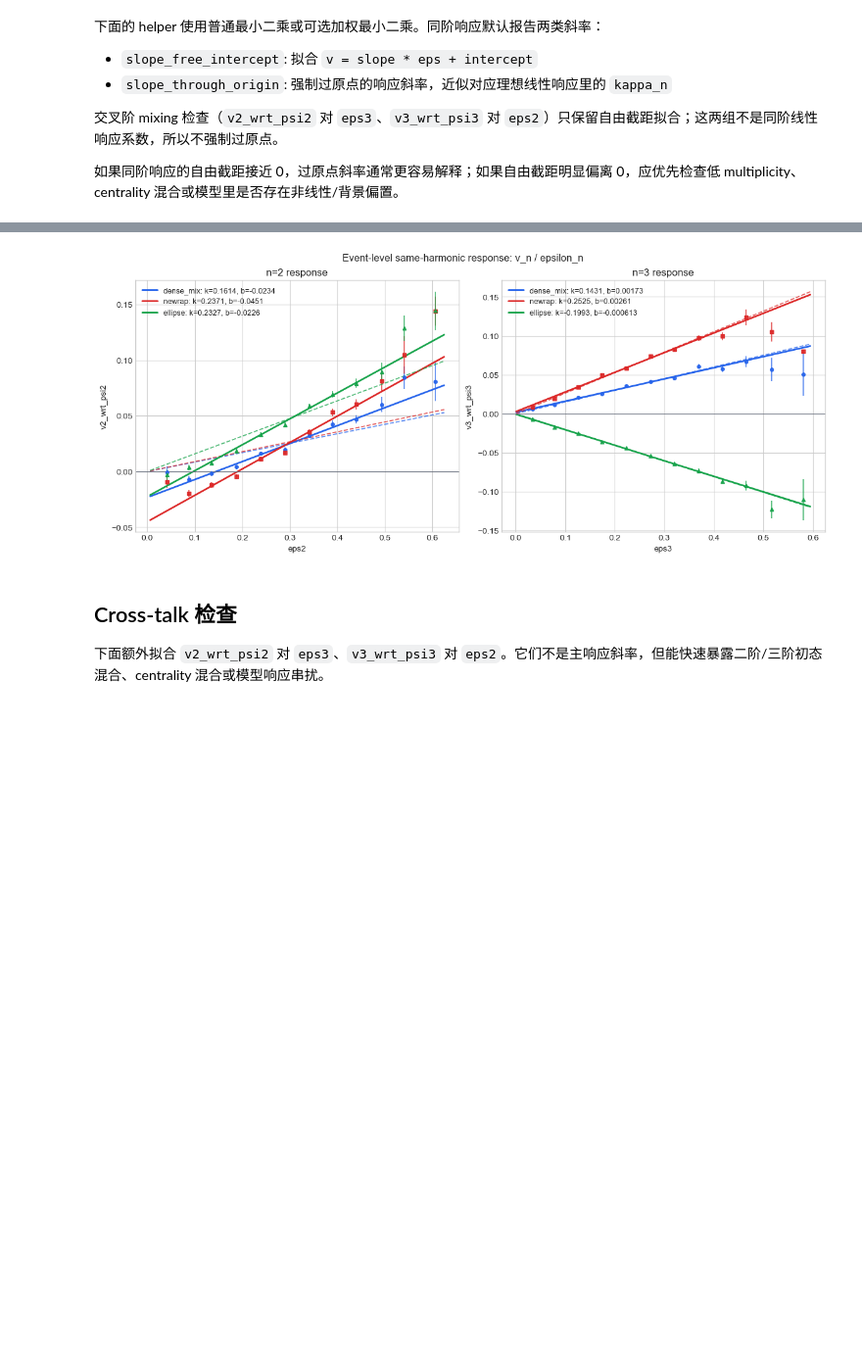
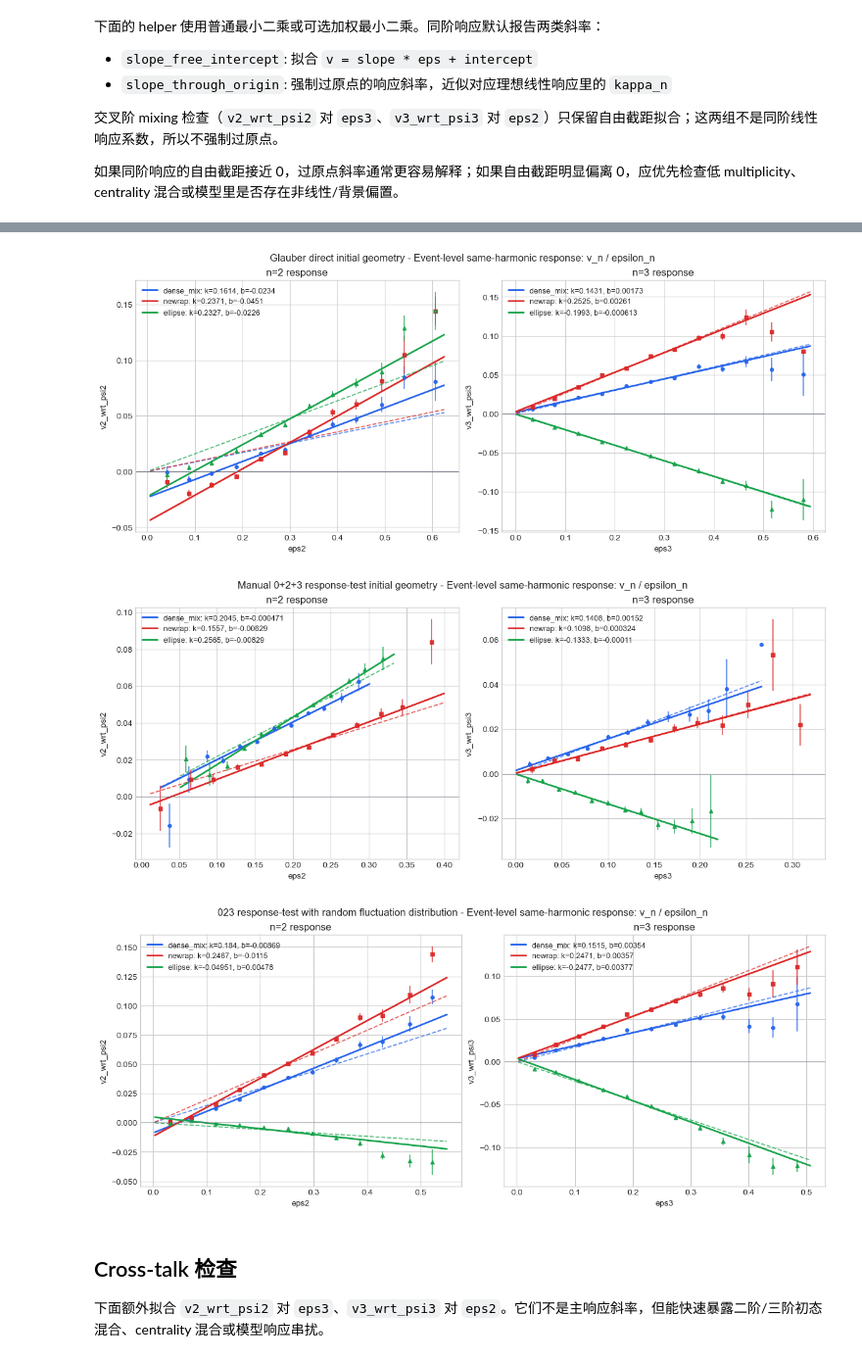
Before and after one commit to mutecho/Glauber_BW, a Jupyter notebook: notebooks/vn_epsn_regression.ipynb, the cells around one changed output, grey strips where cells are left out. Shown at 98% size. Saved outputs shown, nothing was run; the diff lists cells and outputs as text; code cells hidden in the pictures; blank space fills up the shorter version.

```diff
--- a/notebooks/vn_epsn_regression.ipynb
+++ b/notebooks/vn_epsn_regression.ipynb
@@ -479,17 +595,20 @@ def finite_pair_mask(data: pd.DataFrame, spec: dict):
     return x, y, mask
 
 
-def draw_one_pair(ax, pair_label: str, spec: dict, pair_results: dict):
-    for style_index, input_spec in enumerate(input_files):
+def draw_one_pair(ax, pair_label: str, spec: dict, pair_results: dict, group: dict):
+    group_key = group["key"]
+    for style_index, input_spec in enumerate(group["input_files"]):
         file_label = input_spec["label"]
         if file_label not in pair_results:
             continue
 
         style = STYLE_CYCLE[style_index % len(STYLE_CYCLE)]
-        data = selected_events_by_file[file_label]
+        data = selected_events_by_group[group_key][file_label]
         x, y, mask = finite_pair_mask(data, spec)
         x = x[mask]
         y = y[mask]
+        if x.size == 0:
+            continue
         fit = pair_results[file_label]
 
         if PLOT_RAW_SCATTER:
@@ -502,41 +621,54 @@ def draw_one_pair(ax, pair_label: str, spec: dict, pair_results: dict):
         if not profile.empty:
             ax.errorbar(
                 profile["x"], profile["y"], yerr=profile["yerr"],
                 fmt=style["marker"], color=style["color"], ms=4, lw=1.1, alpha=0.9,
             )
 
         x_line = np.linspace(float(np.min(x)), float(np.max(x)), 200)
         y_free = fit["free"]["intercept"] + fit["free"]["slope"] * x_line
         ax.plot(
             x_line, y_free, color=style["color"], lw=2.0,
             label=f"{file_label}: k={fit['free']['slope']:.4g}, b={fit['free']['intercept']:.3g}",
         )
         if fit.get("origin") is not None:
             y_origin = fit["origin"]["slope"] * x_line
             ax.plot(x_line, y_origin, color=style["color"], lw=1.3, ls="--", alpha=0.75)
 
     ax.axhline(0.0, color="#6b7280", lw=0.8)
     ax.set_title(pair_label)
     ax.set_xlabel(spec["epsilon"])
     ax.set_ylabel(spec["response"])
     ax.legend(frameon=False, fontsize=9)
 
 
-def plot_pair_comparison(pair_specs: dict, all_results: dict, title: str):
+def plot_pair_comparison(pair_specs: dict, all_results: dict, group: dict, title: str):
     fig, axes = plt.subplots(1, len(pair_specs), figsize=(6 * len(pair_specs), 5), constrained_layout=True)
     axes = np.atleast_1d(axes)
     for ax, (pair_label, spec) in zip(axes, pair_specs.items()):
-        draw_one_pair(ax, pair_label, spec, all_results[pair_label])
-    fig.suptitle(title)
+        draw_one_pair(ax, pair_label, spec, all_results[pair_label], group)
+    fig.suptitle(f"{group['title']} - {title}")
     return fig, axes
 
 
-same_harmonic_fig, same_harmonic_axes = plot_pair_comparison(
-    RESPONSE_PAIRS, fit_results, "Event-level same-harmonic response: v_n / epsilon_n"
-)
-plt.show()
+same_harmonic_figs = {}
+same_harmonic_axes_by_group = {}
+for group in analysis_groups:
+    fig, axes = plot_pair_comparison(
+        RESPONSE_PAIRS,
+        fit_results_by_group[group["key"]],
+        group,
+        "Event-level same-harmonic response: v_n / epsilon_n",
+    )
+    same_harmonic_figs[group["key"]] = fig
+    same_harmonic_axes_by_group[group["key"]] = axes
+    plt.show()
+
+same_harmonic_fig = same_harmonic_figs[first_group_key]          # Backward-compatible first-group figure.
+same_harmonic_axes = same_harmonic_axes_by_group[first_group_key]
 # %% [output]
-[figure, old version]
+[figure, new version]
+[figure, added]
+[figure, added]
 # %% [markdown]
 ## Cross-talk 检查
 
```
Also changed, not shown: parts of 11 cells of this notebook, 26 other files.
